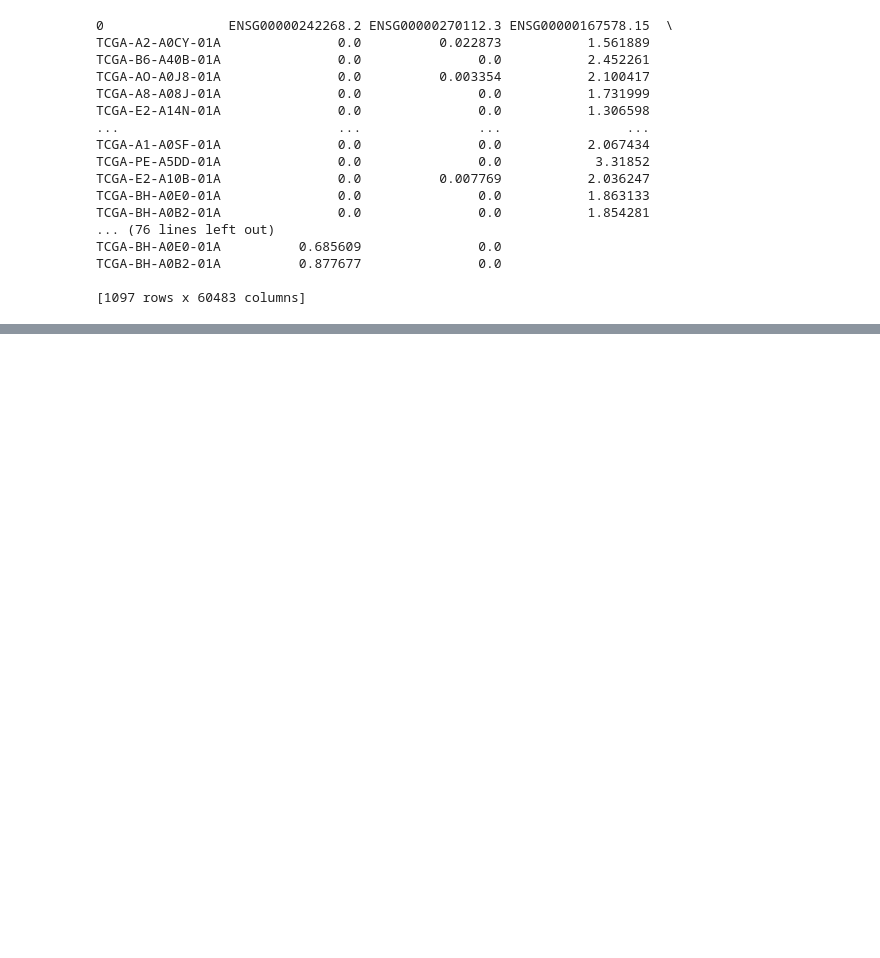
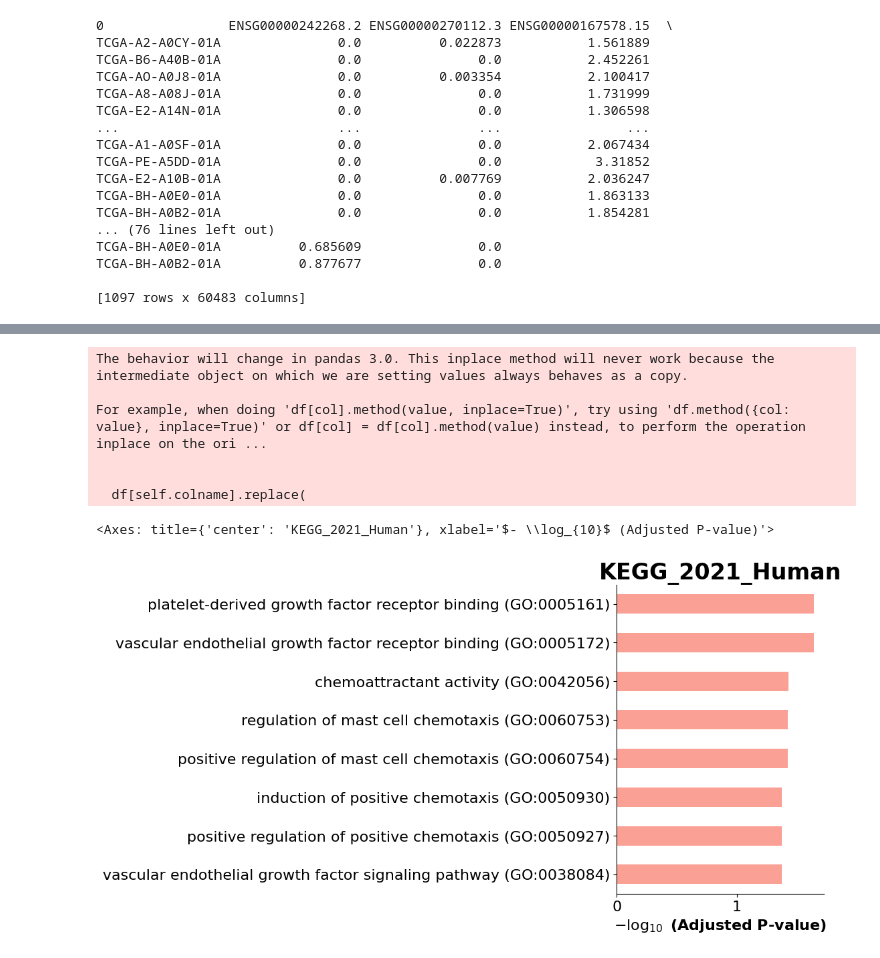
Before and after one commit to aajusah98/intro-bio-life-science-project, a Jupyter notebook: intro-bio-life-science-project-report.ipynb, the cells around one changed output, grey strips where cells are left out. Drawn from its saved outputs; the diff is of its cells as text; code cells hidden in the pictures; blank space fills up the shorter version.

```diff
--- a/intro-bio-life-science-project-report.ipynb
+++ b/intro-bio-life-science-project-report.ipynb
@@ -307,0 +540,15 @@ TCGA-BH-A0B2-01A          0.877677               0.0
+# %%
+# top 20 gene which have small p_value
+top_20_genes = differnt_expression_gene_df.nsmallest(20, 'P_Value')
+
+# Remove version numbers from Ensemble IDs
+g_list = top_20_genes['Gene'].str.split('.').str[0].tolist()
+
+queries = {'ensembl_gene_id': g_list}
+
+# mapping the gene_id with gene_names
+bm=gp.Biomart()
+results = bm.query(dataset='hsapiens_gene_ensembl',
+                   attributes=['ensembl_gene_id', 'external_gene_name', 'entrezgene_id', 'go_id'],
+                   filters=queries)
+results.head(10)
@@ -307,0 +567,3 @@ TCGA-BH-A0B2-01A          0.877677               0.0
+# %%
+genes_for_enrichment = results['external_gene_name'].dropna().unique().tolist()
+genes_for_enrichment
@@ -307,0 +581,8 @@ TCGA-BH-A0B2-01A          0.877677               0.0
+# %%
+# Perform enrichment analysis using GSEApy's Enrichr API
+enrichr_results = gp.enrichr(gene_list=genes_for_enrichment,
+                             gene_sets=['KEGG_2021_Human', 'GO_Molecular_Function_2021',
+                                        'GO_Cellular_Component_2021', 'GO_Biological_Process_2021'],
+                             organism='Human',
+                             cutoff=0.05
+                             )
@@ -307,0 +598,12 @@ TCGA-BH-A0B2-01A          0.877677               0.0
+# %%
+from gseapy.plot import barplot, dotplot
+barplot(enrichr_results.results,title='KEGG_2021_Human',)
+# %% [output]
+The behavior will change in pandas 3.0. This inplace method will never work because the intermediate object on which we are setting values always behaves as a copy.
+
+For example, when doing 'df[col].method(value, inplace=True)', try using 'df.method({col: value}, inplace=True)' or df[col] = df[col].method(value) instead, to perform the operation inplace on the ori ...
+
+
+  df[self.colname].replace(
+<Axes: title={'center': 'KEGG_2021_Human'}, xlabel='$- \\log_{10}$ (Adjusted P-value)'>
+[figure, added]
```
Also changed, not shown: parts of 24 cells of this notebook.
